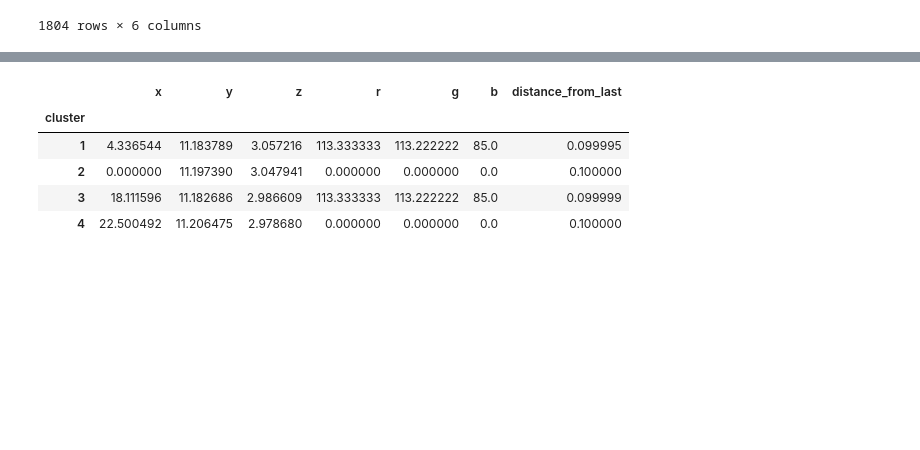
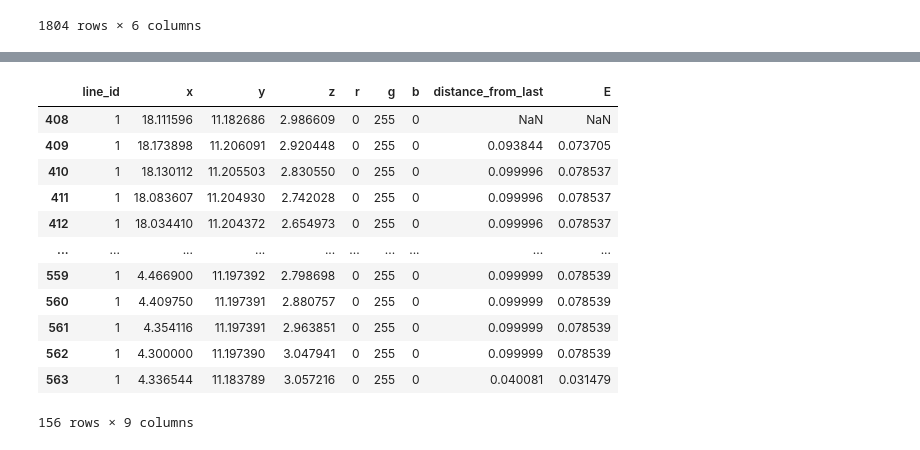
Before and after one commit to joeforth/fractal_slicer, a Jupyter notebook: many_colours_one_file_network.ipynb, the cells around one changed output, grey strips where cells are left out. Cells and saved outputs as stored; diff of their text form; code cells hidden in the pictures; blank space fills up the shorter version.

```diff
--- a/many_colours_one_file_network.ipynb
+++ b/many_colours_one_file_network.ipynb
@@ -361,9 +314,32 @@ df_write
 # %%
-nodes
+alpha = 1
+diameter = 1
+df['E'] = np.pi*alpha*df['distance_from_last']*(diameter/2)**2  # Amount to extrude
+
+path = line_order_grouped[0]
+df_write = df.set_index('line_id').loc[line_order].reset_index()   # Reorder the dataframe based on the line order
+for line in path:
+    # Prep output for writing
+    gcode_output = "\n".join(
+        "G01 X" + df[].astype(str) + " Y" + df["y_coord"].astype(str)
+    )
+
+    # Write to a file
+    with open("gcode.txt", "w") as file:
+        file.write(gcode_output)
-# %% [output]
-|  | x | y | z | r | g | b | distance_from_last |
-| cluster |  |  |  |  |  |  |  |
-| 1 | 4.336544 | 11.183789 | 3.057216 | 113.333333 | 113.222222 | 85.0 | 0.099995 |
-| 2 | 0.000000 | 11.197390 | 3.047941 | 0.000000 | 0.000000 | 0.0 | 0.100000 |
-| 3 | 18.111596 | 11.182686 | 2.986609 | 113.333333 | 113.222222 | 85.0 | 0.099999 |
-| 4 | 22.500492 | 11.206475 | 2.978680 | 0.000000 | 0.000000 | 0.0 | 0.100000 |
+# %%
+df[df['line_id'] == 1]
+# %% [output]
+|  | line_id | x | y | z | r | g | b | distance_from_last | E |
+| 408 | 1 | 18.111596 | 11.182686 | 2.986609 | 0 | 255 | 0 | NaN | NaN |
+| 409 | 1 | 18.173898 | 11.206091 | 2.920448 | 0 | 255 | 0 | 0.093844 | 0.073705 |
+| 410 | 1 | 18.130112 | 11.205503 | 2.830550 | 0 | 255 | 0 | 0.099996 | 0.078537 |
+| 411 | 1 | 18.083607 | 11.204930 | 2.742028 | 0 | 255 | 0 | 0.099996 | 0.078537 |
+| 412 | 1 | 18.034410 | 11.204372 | 2.654973 | 0 | 255 | 0 | 0.099996 | 0.078537 |
+| ... | ... | ... | ... | ... | ... | ... | ... | ... | ... |
+| 559 | 1 | 4.466900 | 11.197392 | 2.798698 | 0 | 255 | 0 | 0.099999 | 0.078539 |
+| 560 | 1 | 4.409750 | 11.197391 | 2.880757 | 0 | 255 | 0 | 0.099999 | 0.078539 |
+| 561 | 1 | 4.354116 | 11.197391 | 2.963851 | 0 | 255 | 0 | 0.099999 | 0.078539 |
+| 562 | 1 | 4.300000 | 11.197390 | 3.047941 | 0 | 255 | 0 | 0.099999 | 0.078539 |
+| 563 | 1 | 4.336544 | 11.183789 | 3.057216 | 0 | 255 | 0 | 0.040081 | 0.031479 |
+156 rows × 9 columns
```
Also changed, not shown: parts of 6 cells of this notebook, 1 other file.
